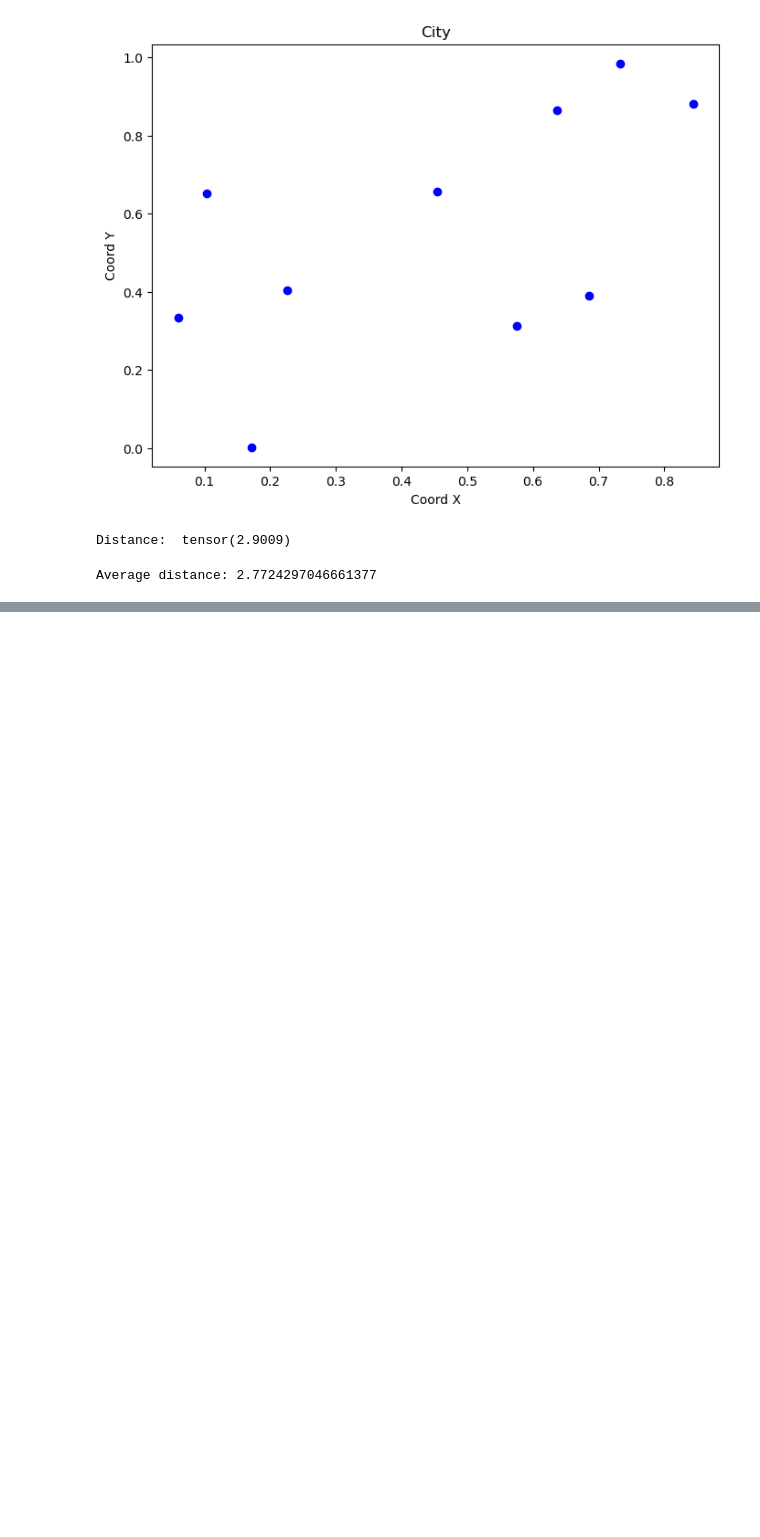
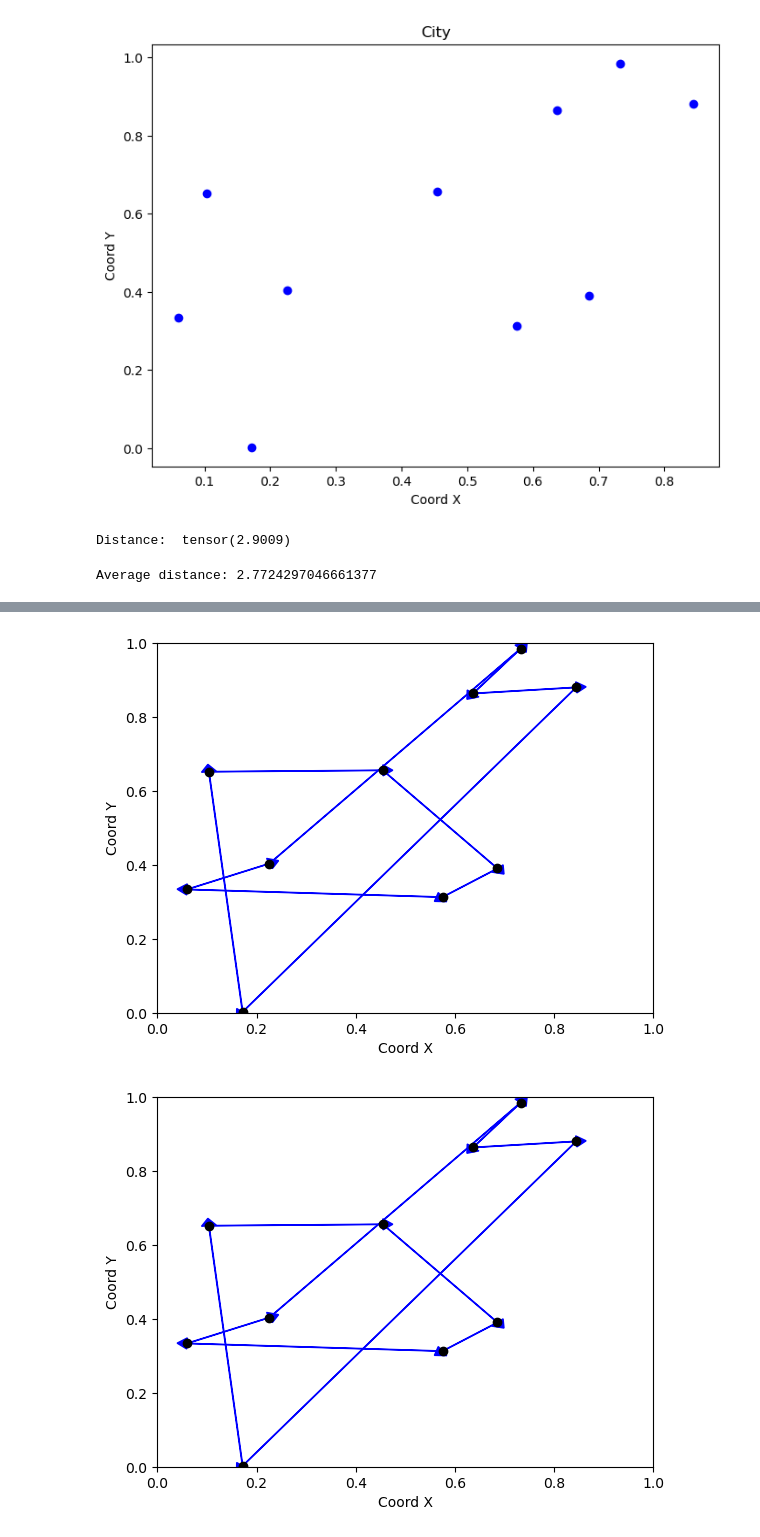
Before and after one commit to tomasosarte/TFG, a Jupyter notebook: code/ppo_experiment.ipynb, the cells around one changed output, grey strips where cells are left out. Cells and saved outputs as stored; diff of their text form; code cells hidden in the pictures; blank space fills up the shorter version.

```diff
--- a/code/ppo_experiment.ipynb
+++ b/code/ppo_experiment.ipynb
@@ -43,7 +43,7 @@ Device in use:  cuda
 max_nodes_per_graph = 10
 rollouts_per_batch = 50
 pct_epsilon_anneal_time = 0.75
-max_episodes = 1000
+max_episodes = 3000
 
 # Problem parameters
 params['problem'] = 'tsp'
@@ -76,7 +76,7 @@ params['value_targets'] = 'td'
 params['advantage_bootstrap'] = True
 
 # Off policy parameters
-params['offpolicy_iterations'] = 50
+params['offpolicy_iterations'] = 10
 
 # PPO parameters
 params['ppo_clipping'] = True
@@ -86,7 +86,7 @@ params['ppo_clip_eps'] = 0.1
 params['epsilon_start'] = 1.0
 params['epsilon_finish'] = 1E-5
 params['epsilon_anneal_time'] =  pct_epsilon_anneal_time * params['max_steps']
-params['epsilon_decay'] = "linear"
+params['epsilon_decay'] = "exponential"
 
 # Environment parameters
 params['diff_sizes'] = True
@@ -156,0 +148,5 @@ print("Total spended time in experiment: ", total_time)
+# %%
+experiment.plot_rollout()
+# %% [output]
+[figure, added]
+[figure, added]
```
Also changed, not shown: parts of 4 cells of this notebook, 1 other file.
